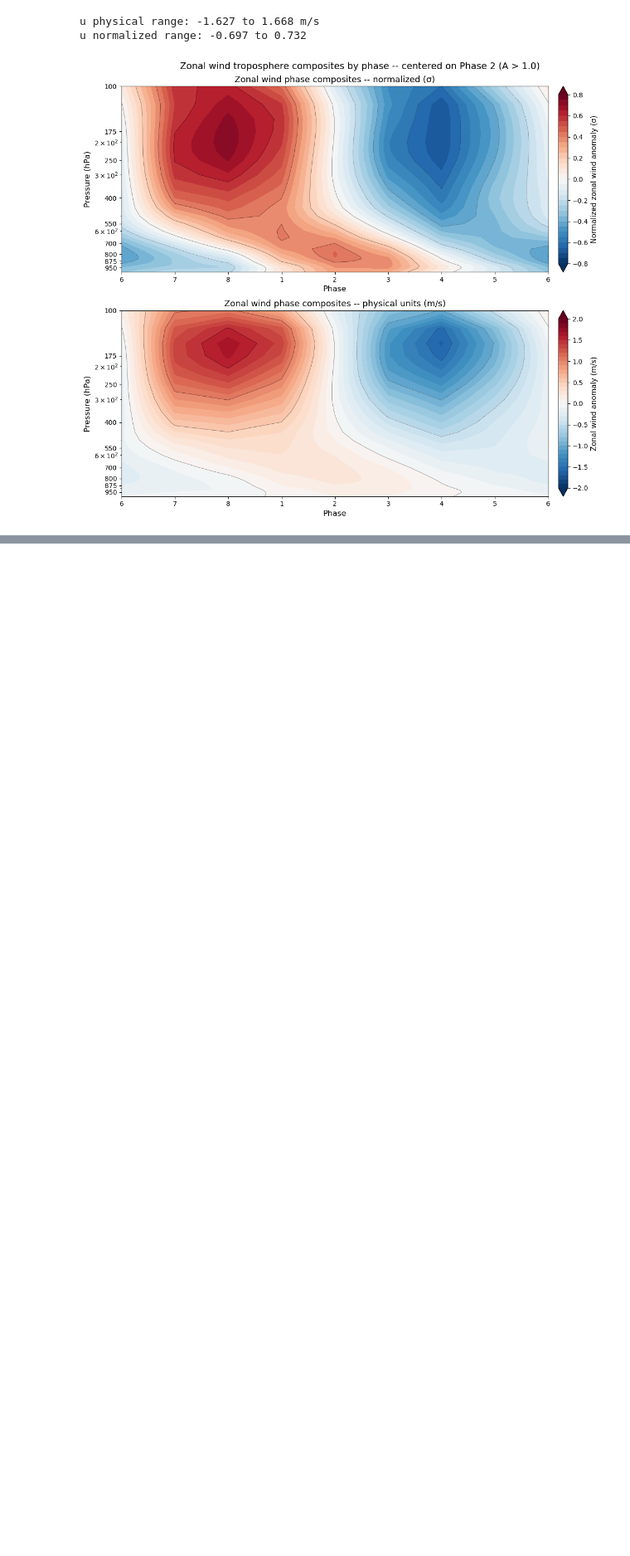
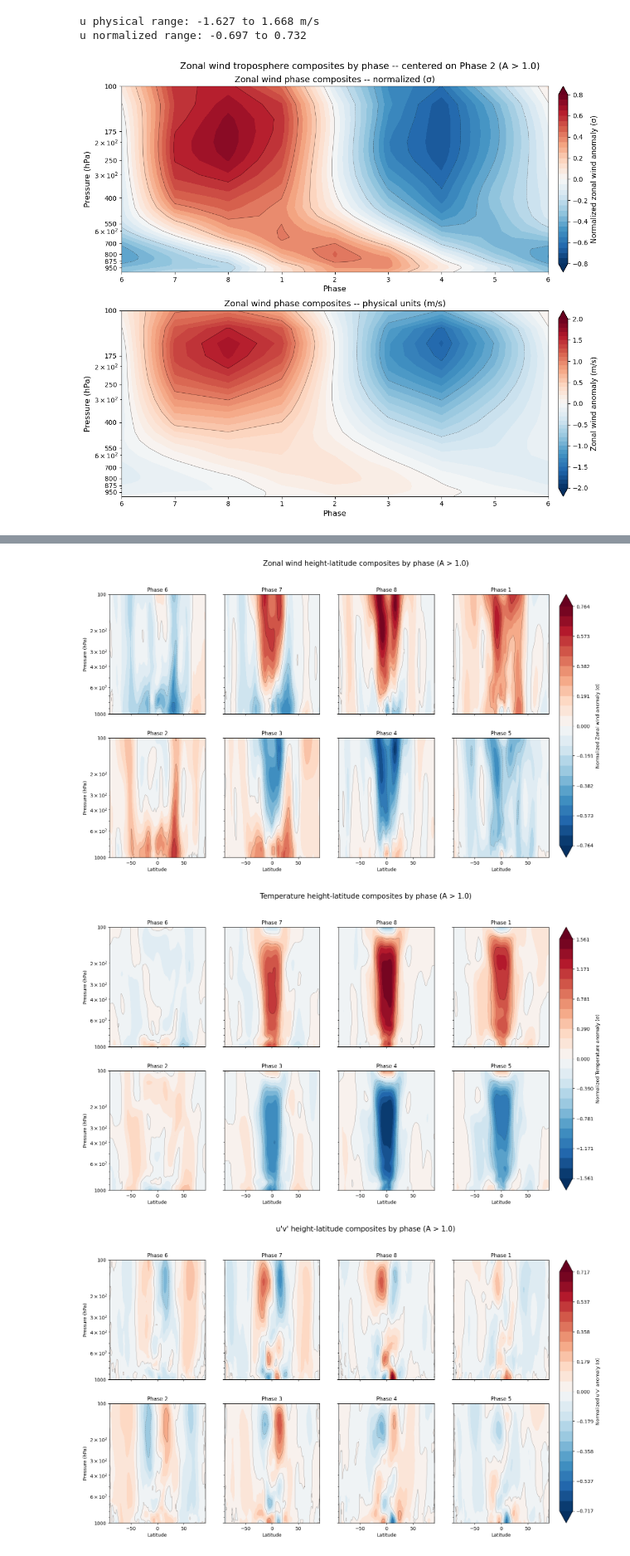
Before and after one commit to Falcon-1529/tam, a Jupyter notebook: notebooks/varcomposites.ipynb, the cells around one changed output, grey strips where cells are left out. Shown at 83% size. Cells and saved outputs as stored; diff of their text form; code cells hidden in the pictures; blank space fills up the shorter version.

```diff
--- a/notebooks/varcomposites.ipynb
+++ b/notebooks/varcomposites.ipynb
@@ -512,0 +729,49 @@ plt.show()
+# %%
+comp_u_hl_phys,     comp_u_hl_norm     = phase_composite_hl(u_hl,     phase, A, threshold=1.0)
+comp_t_hl_phys,     comp_t_hl_norm     = phase_composite_hl(t_hl,     phase, A, threshold=1.0)
+comp_upvp_hl_phys,  comp_upvp_hl_norm  = phase_composite_hl(upvp_hl,  phase, A, threshold=1.0)
+comp_wstar_hl_phys, comp_wstar_hl_norm = phase_composite_hl(wstar_hl, phase, A, threshold=1.0)
+comp_w_hl_phys,     comp_w_hl_norm     = phase_composite_hl(w_hl,     phase, A, threshold=1.0)
+# %%
+def plot_height_lat_composite(comp_physical, comp_norm, levels_arr, lat_arr,
+                               varname, units, use_norm=True):
+    data = comp_norm if use_norm else comp_physical
+    bound = np.nanmax(np.abs(data))
+    fill_levels    = np.linspace(-bound, bound, 25)
+    contour_levels = np.linspace(-bound, bound, 7)
+
+    phase_order_hl  = [5, 6, 7, 0, 1, 2, 3, 4]   # centered-on-2 reading order, no wraparound repeat
+    phase_labels_hl = [6, 7, 8, 1, 2, 3, 4, 5]
+
+    fig, axes = plt.subplots(2, 4, figsize=(20, 10), sharex=True, sharey=True)
+    for ax, p_idx, p_lab in zip(axes.flat, phase_order_hl, phase_labels_hl):
+        cf = ax.contourf(lat_arr, levels_arr, data[:, :, p_idx],
+                          levels=fill_levels, cmap='RdBu_r', extend='both')
+        ax.contour(lat_arr, levels_arr, data[:, :, p_idx],
+                   levels=contour_levels, colors='k', linewidths=0.4, alpha=0.5)
+        ax.set_yscale('log')
+        ax.set_ylim(1000, 100)
+        ax.set_xlim(-90, 90)
+        ax.set_title(f'Phase {p_lab}', fontsize=11)
+        ax.get_yaxis().set_major_formatter(matplotlib.ticker.ScalarFormatter())
+
+    for ax in axes[:, 0]:
+        ax.set_ylabel('Pressure (hPa)')
+    for ax in axes[-1, :]:
+        ax.set_xlabel('Latitude')
+
+    label = f'Normalized {varname} anomaly (σ)' if use_norm else f'{varname} anomaly ({units})'
+    fig.colorbar(cf, ax=axes, orientation='vertical', pad=0.02, label=label)
+    fig.suptitle(f'{varname} height-latitude composites by phase (A > 1.0)', fontsize=15)
+    #plt.savefig(f'{varname}_heightlat_phase_composites.png', dpi=300, bbox_inches='tight')
+    plt.show()
+# %%
+plot_height_lat_composite(comp_u_hl_phys,     comp_u_hl_norm,     levels_arr, lat_arr, 'Zonal wind', 'm/s')
+plot_height_lat_composite(comp_t_hl_phys,     comp_t_hl_norm,     levels_arr, lat_arr, 'Temperature', 'K')
+plot_height_lat_composite(comp_upvp_hl_phys,  comp_upvp_hl_norm,  levels_arr, lat_arr, "u'v'", "m2/s2")
+plot_height_lat_composite(comp_wstar_hl_phys, comp_wstar_hl_norm, levels_arr, lat_arr, 'w*', 'Pa/s')
+plot_height_lat_composite(comp_w_hl_phys,     comp_w_hl_norm,     levels_arr, lat_arr, 'w', 'Pa/s')
+# %% [output]
+[figure, added]
+[figure, added]
+[figure, added]
```
Also changed, not shown: parts of 33 cells of this notebook, 2 other files.
